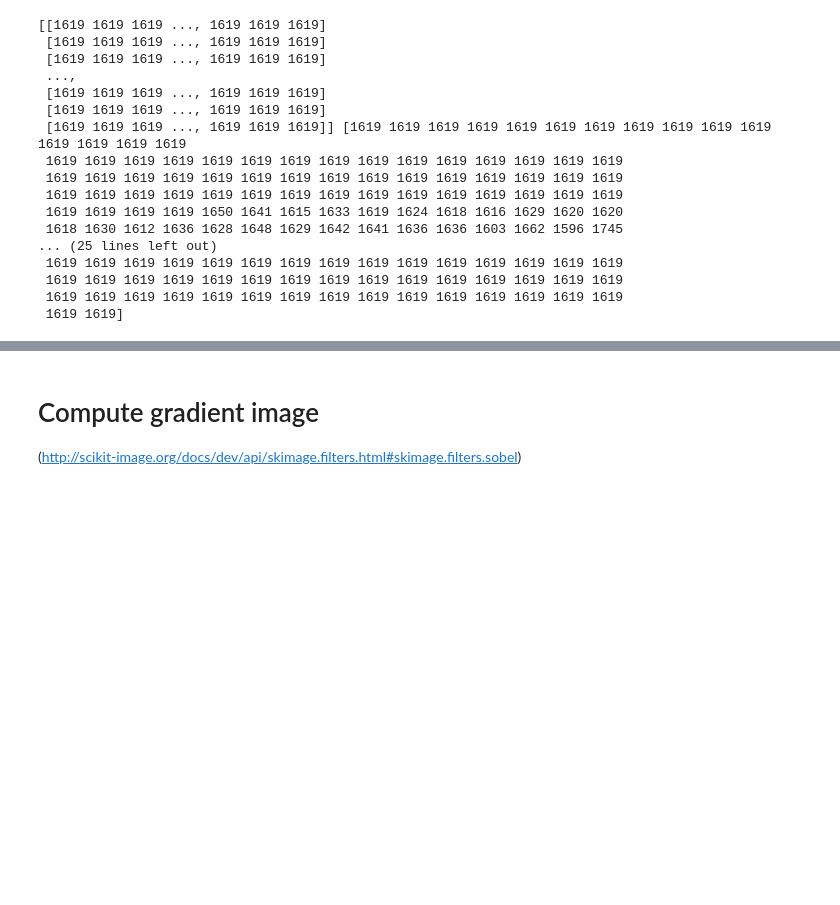
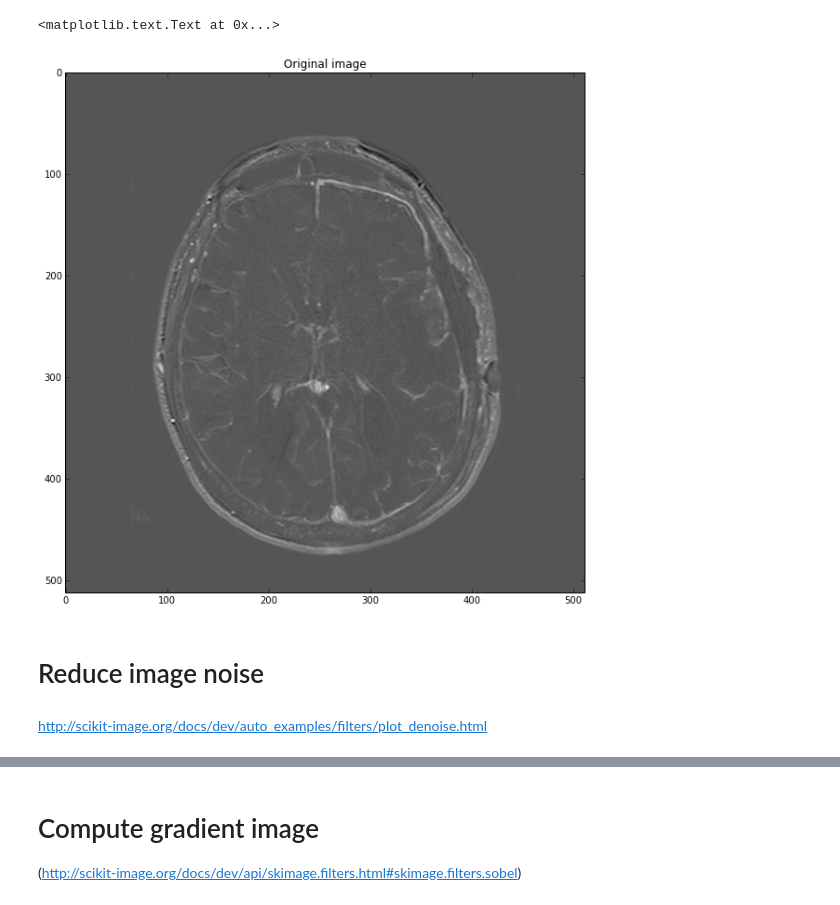
Before and after one commit to pdyban/livewire, a Jupyter notebook: notebooks/Livewire.ipynb, the cells around one changed output, grey strips where cells are left out. Drawn from its saved outputs; the diff is of its cells as text; code cells hidden in the pictures; blank space fills up the shorter version.

Commit message:
Completed a working example

```diff
--- a/notebooks/Livewire.ipynb
+++ b/notebooks/Livewire.ipynb
@@ -12,26 +14,6 @@ import skimage
 # %%
 import dicom
 # %%
-df = dicom.read_file('IM-0001-0011.dcm')
+df = dicom.read_file('../IM-0001-0011.dcm')
 # %%
 image = skimage.img_as_uint(df.pixel_array)
-# %%
-print image, image[int(image.shape[0]*0.5)]
-# %% [output]
-[[1619 1619 1619 ..., 1619 1619 1619]
- [1619 1619 1619 ..., 1619 1619 1619]
- [1619 1619 1619 ..., 1619 1619 1619]
- ...,
- [1619 1619 1619 ..., 1619 1619 1619]
- [1619 1619 1619 ..., 1619 1619 1619]
- [1619 1619 1619 ..., 1619 1619 1619]] [1619 1619 1619 1619 1619 1619 1619 1619 1619 1619 1619 1619 1619 1619 1619
- 1619 1619 1619 1619 1619 1619 1619 1619 1619 1619 1619 1619 1619 1619 1619
- 1619 1619 1619 1619 1619 1619 1619 1619 1619 1619 1619 1619 1619 1619 1619
- 1619 1619 1619 1619 1619 1619 1619 1619 1619 1619 1619 1619 1619 1619 1619
- 1619 1619 1619 1619 1650 1641 1615 1633 1619 1624 1618 1616 1629 1620 1620
- 1618 1630 1612 1636 1628 1648 1629 1642 1641 1636 1636 1603 1662 1596 1745
-... (25 lines left out)
- 1619 1619 1619 1619 1619 1619 1619 1619 1619 1619 1619 1619 1619 1619 1619
- 1619 1619 1619 1619 1619 1619 1619 1619 1619 1619 1619 1619 1619 1619 1619
- 1619 1619 1619 1619 1619 1619 1619 1619 1619 1619 1619 1619 1619 1619 1619
- 1619 1619]
@@ -37,0 +25,11 @@ print image, image[int(image.shape[0]*0.5)]
+# %%
+plt.figure(figsize=(10,10))
+plt.imshow(image)
+plt.title('Original image')
+# %% [output]
+<matplotlib.text.Text at 0x...>
+[figure, added]
+# %% [markdown]
+# Reduce image noise
+# %% [markdown]
+http://scikit-image.org/docs/dev/auto_examples/filters/plot_denoise.html
```
Also changed, not shown: parts of 24 cells of this notebook, 1 other file.
